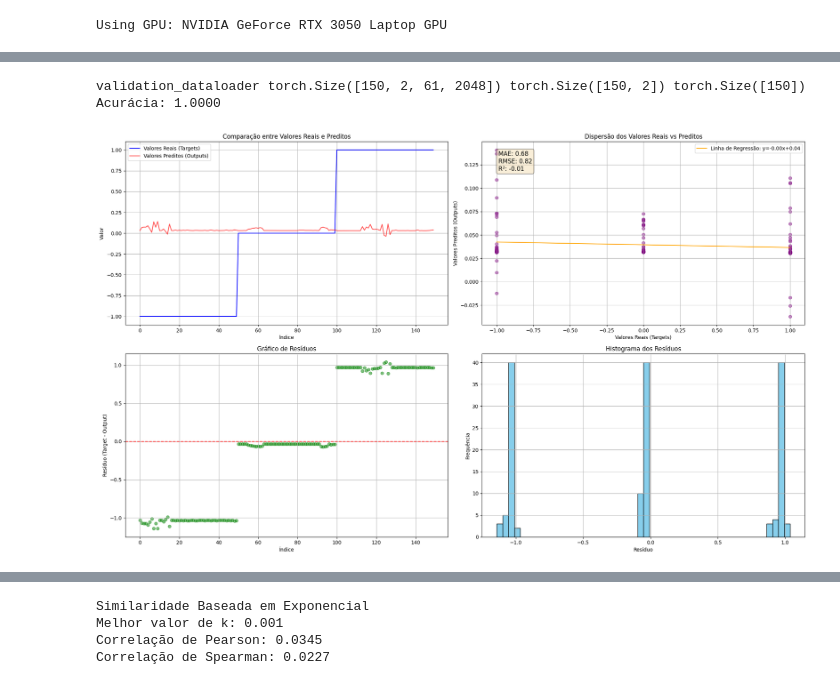
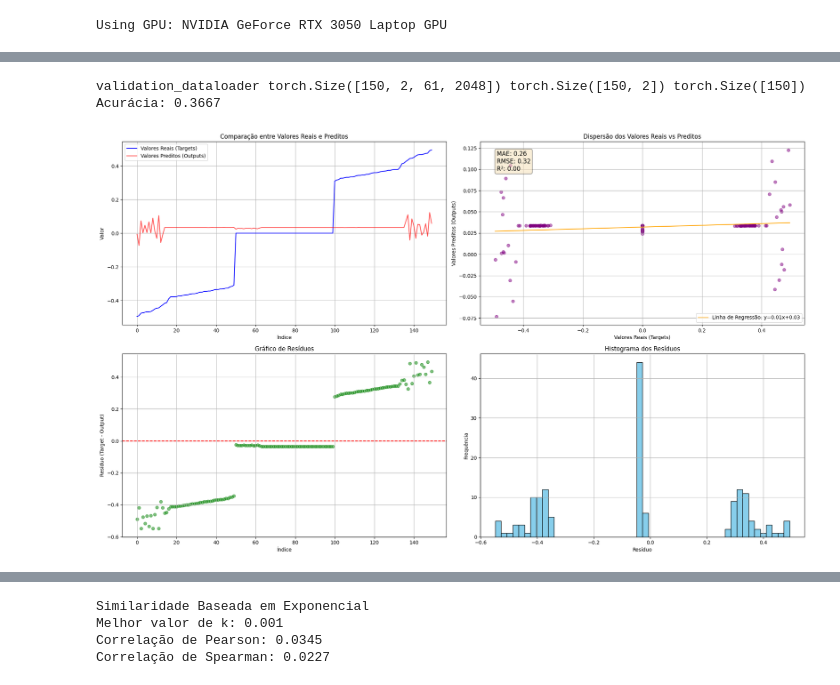
Before and after one commit to jadsongmatos/Tempo-nas-Narrativas, a Jupyter notebook: treino3.ipynb, the cells around one changed output, grey strips where cells are left out. Cells and saved outputs as stored; diff of their text form; code cells hidden in the pictures.

```diff
--- a/treino3.ipynb
+++ b/treino3.ipynb
@@ -162,7 +103,0 @@ def dissimilaridade(S):
-# %%
-# Definir os limites para considerar positivo ou negativo
-negative_threshold = signed_log_transform(-1)
-positive_threshold = signed_log_transform(1)
-
-print("negative_threshold:", negative_threshold)
-print("positive_threshold:", positive_threshold)
@@ -230,6 +162,7 @@ class SequenceDataset_val(Dataset):
         self.df = df.reset_index(drop=True)
 
         # Normalizar o target
+        self.df['target_norm'] = self.df['target_transformed'] / desvios_padrao
         #self.df['target_norm'] = scaler.transform(self.df[['target_transformed']])
 
         # Definir o número de elementos originais em cada coluna
@@ -277,7 +210,7 @@ class SequenceDataset_val(Dataset):
         # Ordenar embeddings, comprimentos e targets
         self.embeddings = self.embeddings[sorted_idx]
         self.lengths = self.lengths[sorted_idx]
-        self.targets = torch.tensor(self.df['target_transformed'].values, dtype=torch.float16)[sorted_idx]
+        self.targets = torch.tensor(self.df['target_norm'].values, dtype=torch.float16)[sorted_idx]
 
     def __len__(self):
         return len(self.df)
@@ -597,7 +645,7 @@ class CustomHuberLoss(nn.Module):
 	def __init__(self, delta=1.0):
 		super(CustomHuberLoss, self).__init__()
 		self.delta = delta
-		self.huber_loss = nn.HuberLoss(delta=delta)
+		self.loss = torch.nn.MSELoss()
 
 	def forward(self, output, target):
 		# Verificar os sinais de output e target usando os limites fornecidos
@@ -605,7 +653,7 @@ class CustomHuberLoss(nn.Module):
 		target_sign = (target <= negative_threshold).float() - (target >= positive_threshold).float()
 
 		# Calcular a perda Huber normal
-		loss = self.huber_loss(output, target)
+		loss = self.loss(output, target)
 
 		# Verificar se o sinal de output é diferente de target
 		sign_diff = (output_sign != target_sign).float()
@@ -616,7 +664,7 @@ class CustomHuberLoss(nn.Module):
 		return adjusted_loss.mean()
 
 class SiameseModel_Lightning(pl.LightningModule):
-	def __init__(self, input_size=2048, hidden_size=128, num_layers=4, lr=1e-3, max_lr=1e-2):
+	def __init__(self, input_size=2048, hidden_size=640, num_layers=2, lr=1e-3, max_lr=1e-2):
 		super(SiameseModel_Lightning, self).__init__()
 		self.save_hyperparameters()
 
@@ -830,4 +870,9 @@ Par 150: 0.0406 Target: -0.0000
 # %%
+import torch
+import numpy as np
+import matplotlib.pyplot as plt
+from sklearn.metrics import mean_absolute_error, mean_squared_error, r2_score
+
 import torch
 import numpy as np
 import matplotlib.pyplot as plt
@@ -862,22 +907,14 @@ matches = (output_sign == target_sign)
 accuracy = matches.float().mean()
 print(f"Acurácia: {accuracy:.4f}")
 
-# Aplicar a inversão ao output e aos targets
-output_np = output.cpu().numpy().reshape(-1, 1)  # Converter para numpy e garantir formato bidimensional
-targets_np = targets.cpu().numpy().reshape(-1, 1)  # O mesmo para os targets
+# Ordenar os targets em ordem crescente e rearranjar os outputs de acordo
+sorted_indices = targets.argsort(axis=0).flatten()  # Obter índices que ordenam os targets
+targets_sorted = targets[sorted_indices]
+output_sorted = output[sorted_indices]
 
-# Inversão
-output_inverse = scaler.inverse_transform(output_np)
-targets_inverse = scaler.inverse_transform(targets_np)
-
-# Ordenar os targets em ordem crescente e rearranjar os outputs de acordo
-sorted_indices = targets_inverse.argsort(axis=0).flatten()  # Obter índices que ordenam os targets
-targets_sorted = targets_inverse[sorted_indices]
-output_sorted = output_inverse[sorted_indices]
-
-# Aplicar a transformação inversa assinada, se necessário
-targets_sorted_transformed = np.array([inverse_signed_log_transform(t[0]) for t in targets_sorted])
-output_sorted_transformed = np.array([inverse_signed_log_transform(o[0]) for o in output_sorted])
+# Aplicar a transformação inversa assinada usando .item()
+targets_sorted_transformed = np.array([(t.item()) for t in targets_sorted])
+output_sorted_transformed = np.array([(o.item()) for o in output_sorted])
 
 # Calcular métricas de avaliação
 mae = mean_absolute_error(targets_sorted_transformed, output_sorted_transformed)
@@ -909,35 +946,35 @@ axes[0, 1].grid(True)
 
 # Gráfico 3: Gráfico de Resíduos
 residuals = targets_sorted_transformed - output_sorted_transformed
 axes[1, 0].scatter(range(len(residuals)), residuals, alpha=0.5, color='green')
 axes[1, 0].axhline(y=0, color='red', linestyle='--')
 axes[1, 0].set_xlabel('Índice')
 axes[1, 0].set_ylabel('Resíduo (Target - Output)')
 axes[1, 0].set_title('Gráfico de Resíduos')
 axes[1, 0].grid(True)
 
 # Gráfico 4: Histograma dos Resíduos
 axes[1, 1].hist(residuals, bins=50, color='skyblue', edgecolor='black')
 axes[1, 1].set_xlabel('Resíduo')
 axes[1, 1].set_ylabel('Frequência')
 axes[1, 1].set_title('Histograma dos Resíduos')
 axes[1, 1].grid(True)
 
 # Adicionar métricas no gráfico de dispersão
 metrics_text = f"MAE: {mae:.2f}\nRMSE: {rmse:.2f}\nR²: {r2:.2f}"
 axes[0, 1].text(0.05, 0.95, metrics_text, transform=axes[0, 1].transAxes,
                fontsize=12, verticalalignment='top',
                bbox=dict(boxstyle="round", facecolor="wheat", alpha=0.5))
 
 # Ajustar layout para evitar sobreposição
 plt.tight_layout()
 
 # Exibir a figura
 plt.show()
 # %% [output]
 validation_dataloader torch.Size([150, 2, 61, 2048]) torch.Size([150, 2]) torch.Size([150])
-Acurácia: 1.0000
+Acurácia: 0.3667
-[figure, old version]
+[figure, new version]
 # %%
 import torch
 import torch.nn as nn
```
Also changed, not shown: parts of 19 cells of this notebook, 6 other files.
